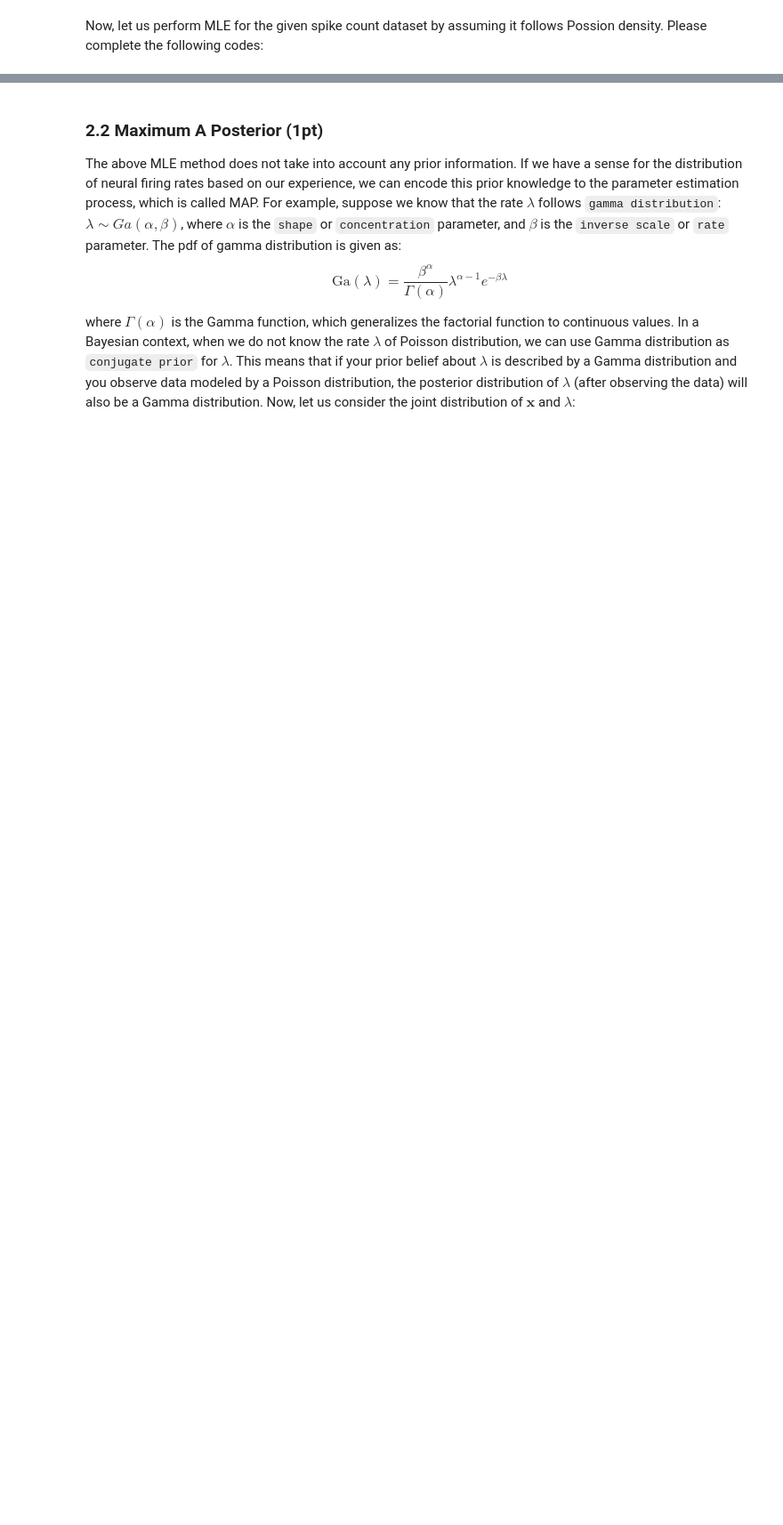
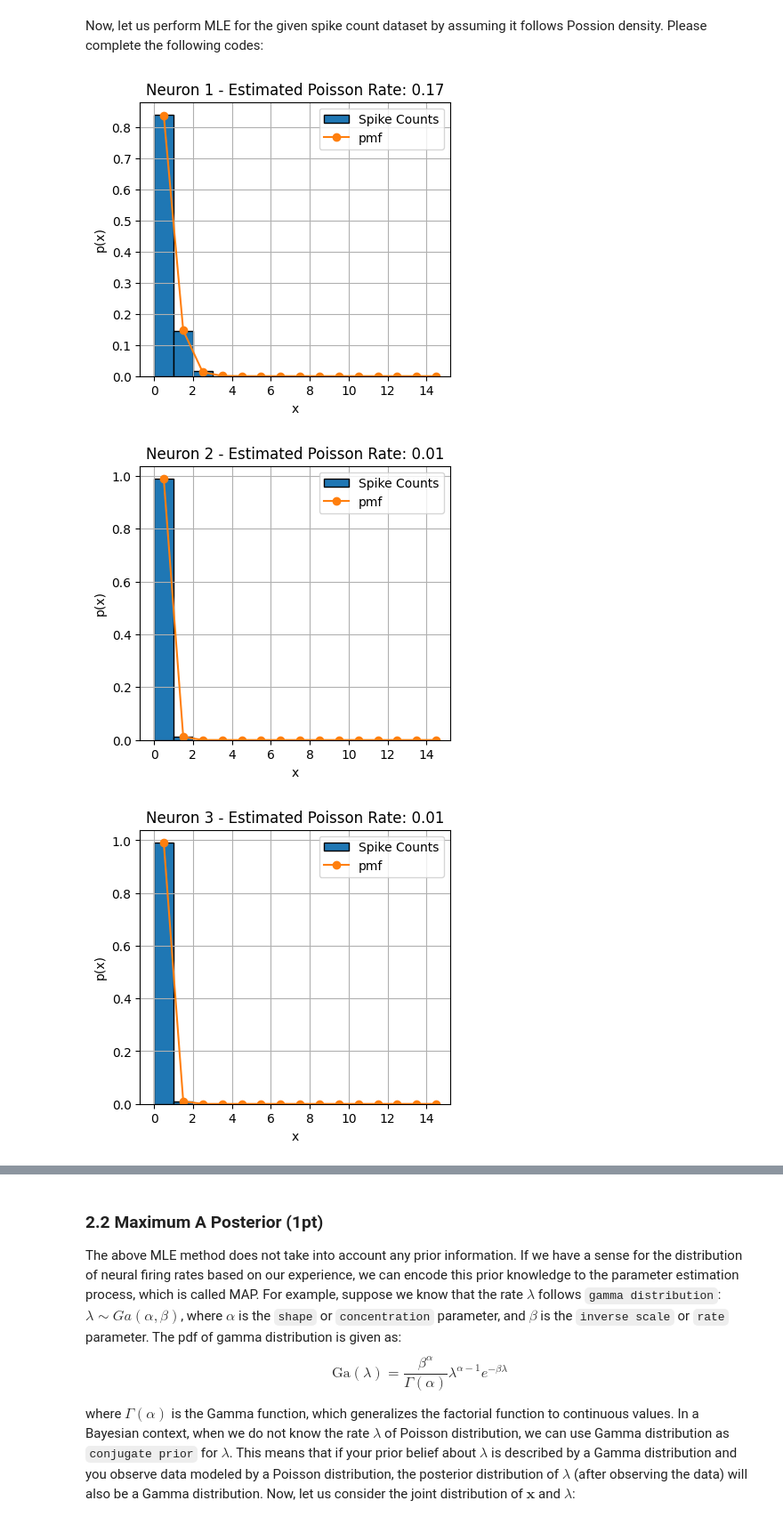
Before and after one commit to josephyu11600/ML-Neural-Data, a Jupyter notebook: lab3/lab3.ipynb, the cells around one changed output, grey strips where cells are left out. Shown at 89% size. Cells and saved outputs as stored; diff of their text form; code cells hidden in the pictures; blank space fills up the shorter version.

```diff
--- a/lab3/lab3.ipynb
+++ b/lab3/lab3.ipynb
@@ -272,26 +281,30 @@ np.random.seed(42)  # For reproducibility
 # %%
 estimated_rates = []
 
 # Iterate through each neuron and perform MLE
 for neuron_idx in range(spike_data.shape[0]):
     estimated_lambda = None
     spike_counts = spike_data[neuron_idx].numpy()
 
     # hint: The MLE result of Poisson density is the mean of the empirical spike counts
     # YOUR CODE HERE
-    raise NotImplementedError()
+    estimated_lambda = spike_counts.mean()
 
     estimated_rates.append(estimated_lambda)
 
     # Plot the spike histogram and the fitted Poisson distribution
     plt.figure(figsize=(4.5, 4))
     bins = torch.arange(15)
     pois = Poisson(estimated_lambda)
     plt.hist(spike_counts, bins, density=True, edgecolor='k', label='Spike Counts')
     plt.plot(bins + .5, torch.exp(pois.log_prob(bins)), '-o', label='pmf')
     plt.xlabel("x")
     plt.ylabel("p(x)")
     plt.title(f'Neuron {neuron_idx+1} - Estimated Poisson Rate: {estimated_lambda:.2f}')
     plt.grid()
     plt.legend()
     plt.show()
+# %% [output]
+[figure, added]
+[figure, added]
+[figure, added]
```
Also changed, not shown: parts of 21 cells of this notebook, 2 other files.
